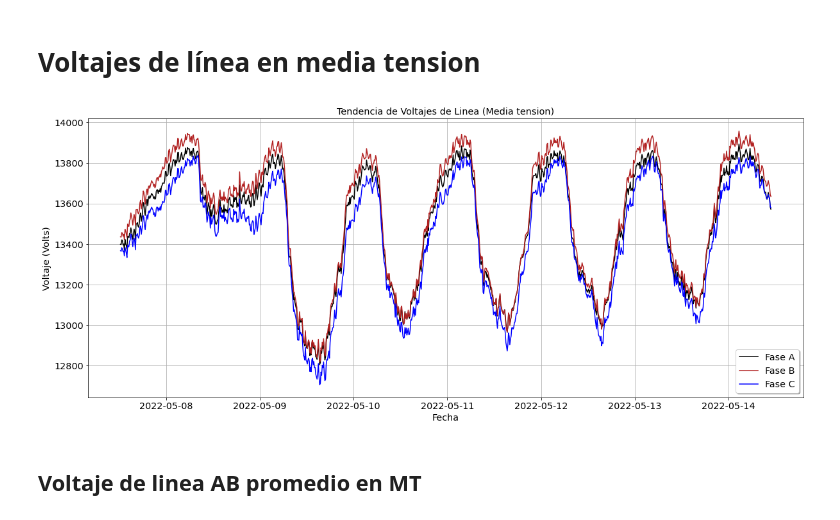
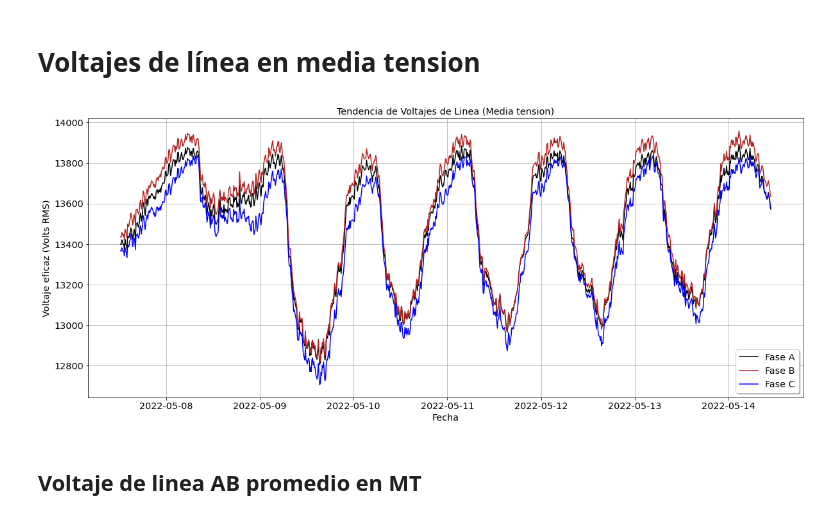
Before and after one commit to anghelcast/pqdata_samples, a Jupyter notebook: PQDATA_1000KVA_FIME/PQDATA_1000KVA.ipynb, the cells around one changed output. Saved outputs shown, nothing was run; the diff lists cells and outputs as text; code cells hidden in the pictures.

```diff
--- a/PQDATA_1000KVA_FIME/PQDATA_1000KVA.ipynb
+++ b/PQDATA_1000KVA_FIME/PQDATA_1000KVA.ipynb
@@ -285,22 +285,22 @@ vcax.mean(axis= 'index')
 # %%
 plt.figure(figsize=(20,8))
 x1= df1['Fecha']
 vabh= df1['Volts-ab-h']
 vbch= df1['Volts-bc-h']
 vcah= df1['Volts-ca-h']
 
 plt.plot(x1, vabh, color ='black', label='Fase A')
 plt.plot(x1, vbch, color = 'firebrick', label='Fase B')
 plt.plot(x1, vcah, color = 'blue', label= 'Fase C')
 
 plt.title('Tendencia de Voltajes de Linea (Media tension)')
 plt.xlabel('Fecha')
-plt.ylabel('Voltaje (Volts)')
+plt.ylabel('Voltaje eficaz (Volts RMS)')
 plt.grid()
 plt.legend( shadow=True, loc='lower right' )
 plt.show()
 # %% [output]
-[figure, old version]
+[figure, new version]
 # %% [markdown]
 ## Voltaje de linea AB promedio en MT
 # %%
```
Also changed, not shown: parts of 11 cells of this notebook.
